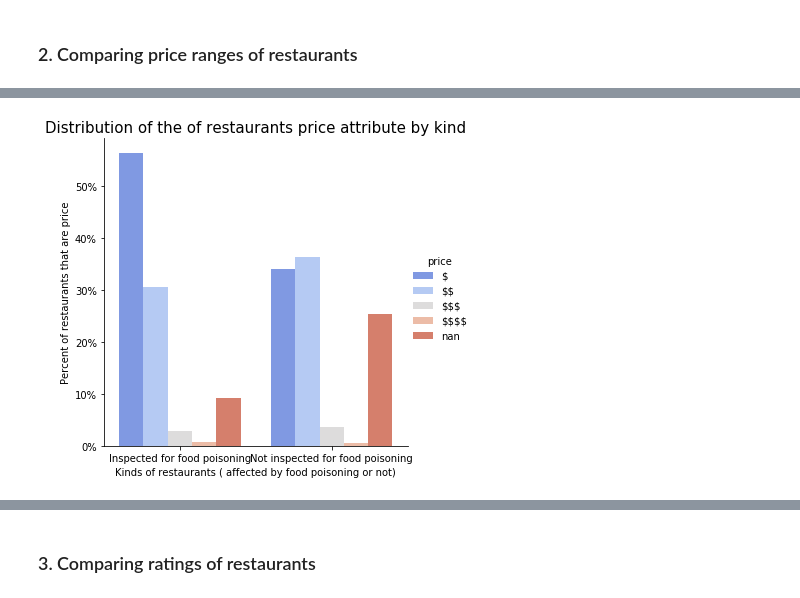
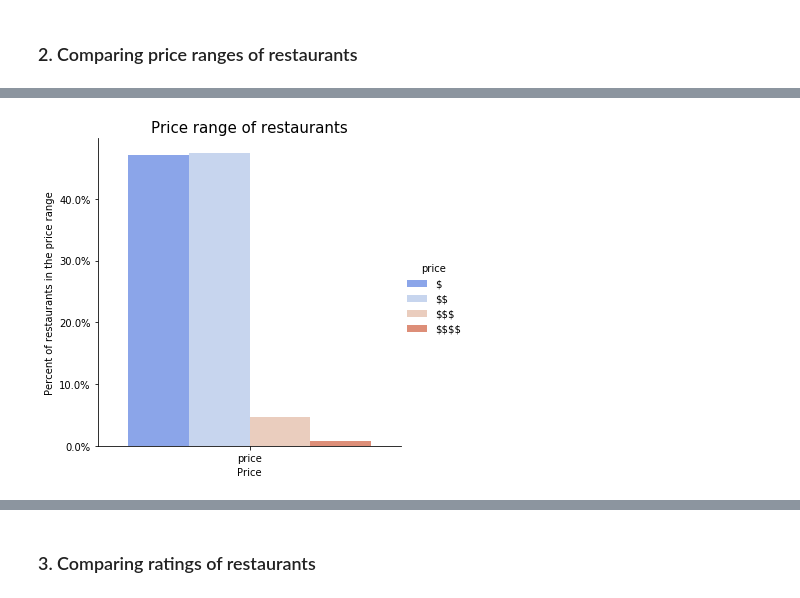
Before and after one commit to Kaabachi/project-ada, a Jupyter notebook: Ratings_analysis.ipynb, the cells around one changed output, grey strips where cells are left out. Cells and saved outputs as stored; diff of their text form; code cells hidden in the pictures.

```diff
--- a/Ratings_analysis.ipynb
+++ b/Ratings_analysis.ipynb
@@ -20,6 +20,17 @@ from  matplotlib.ticker import PercentFormatter
 data = pd.read_csv('data/restaurants_ratings.csv',index_col=0).drop(['id'],axis = 1 )
 # Clean the column is_closed
 data.replace({'is_closed':{'0.0':True, '1.0':False,'True':True,'False':False }}, inplace=True)
+# %%
+# Keep only unique
+data = data.drop_duplicates(['Address'],keep = "last")
+
+inspections = pd.read_csv('data/food-inspections.csv')
+inspections = inspections.drop_duplicates(['Address'],keep = "last")
+
+a =pd.merge(data, inspections, left_on='Address',right_on='Address',how='left')
+
+a = a.dropna(subset =['Zip'])
+a.to_csv('Ratings_with_zip.csv')
 # %%
 # Import list of restaurants affected by food poisoning according to restaurants inspections dataset
 fp = pd.read_csv('data/foodPoisoning.csv')
@@ -31,3 +42,7 @@ data.columns[data.isnull().any()].tolist()
+# %%
+# Since we relied on Yelp API to get the data, we saw that sometimes the server doesn't respond or just doesn't give us the data we need
+# So we drop all NA values
+data = data.dropna(subset=(['price']))
 # %%
 # We check for empty strings
 data.columns[(data=='').any()].tolist()
@@ -61,10 +76,6 @@ def plot_overall(attribute):
     g = sns.factorplot(x='kind', y='count', hue=attribute,data=overall, kind='bar',palette = 'coolwarm')
     for ax in g.axes.flat:
         ax.yaxis.set_major_formatter(PercentFormatter(100))
-    plt.title("Distribution of the "+attribute+" of restaurants ",fontsize=15)
-    plt.xlabel('Kinds of restaurants ( affected by food poisoning or not)',fontsize=10)
-    plt.ylabel("Percent of restaurants in "+attribute,fontsize=10);
-    plt.show()
 # %%
 def plot_comparison(attribute):
     fp_comparison = food_poisoning_data.groupby([attribute]).agg('size').to_frame('count').reset_index()
@@ -98,4 +101,8 @@ plot_overall('price')
-# %%
-plot_comparison('price')
-# %% [output]
-[figure, removed]
+# %%
+plot_overall('price')
+plt.title("Price range of restaurants",fontsize=15)
+plt.xlabel('Price',fontsize=10)
+plt.ylabel('Percent of restaurants in the price range',fontsize=10);
+plt.show()
+# %% [output]
+[figure, added]
```
Also changed, not shown: parts of 13 cells of this notebook, 47 other files.
